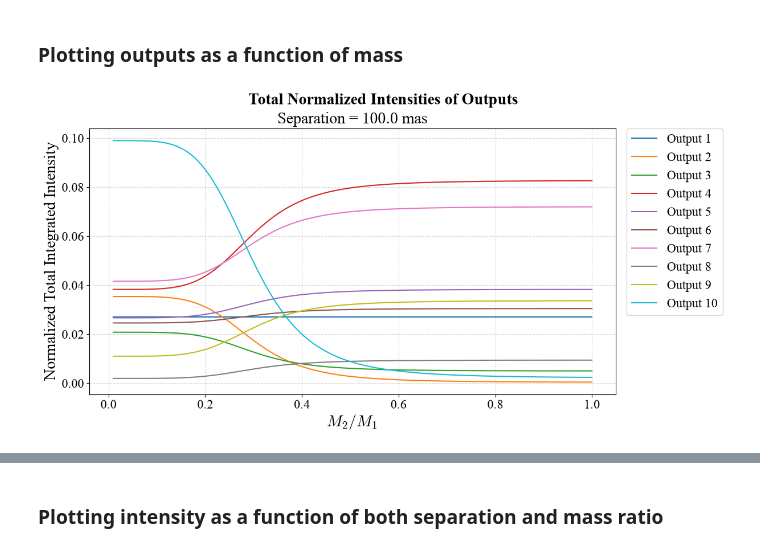
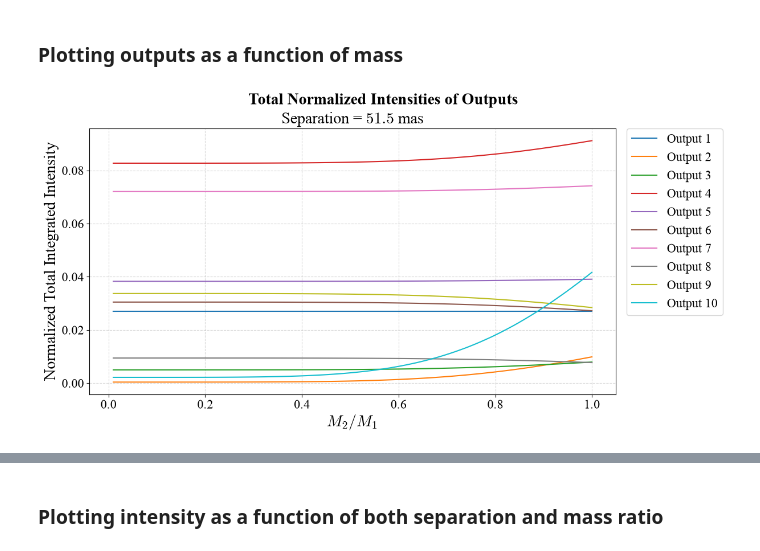
Before and after one commit to saividyud/Second-Year-Project, a Jupyter notebook: binaries.ipynb, the cells around one changed output, grey strips where cells are left out. Saved outputs shown, nothing was run; the diff lists cells and outputs as text; code cells hidden in the pictures.

```diff
--- a/binaries.ipynb
+++ b/binaries.ipynb
@@ -428,8 +428,8 @@ star1_x = np.zeros_like(theta_range_rad)
 star1_y = np.zeros_like(theta_range_rad)
 
 # Star 2 position
-star2_x = np.zeros_like(theta_range_rad)
-star2_y = theta_range_rad
+star2_x = theta_range_rad
+star2_y = np.zeros_like(theta_range_rad)
 
 # Initializing arrays to store the mean intensities
 star1_normalized_intensities = []
@@ -671,6 +671,9 @@ wav_middle = 1282.8 # [nm], Paschen beta line
 line_width = 0.1 # [nm], Width of the line
 band_width = 10*line_width # [nm], Width of the band
 wav_range = np.linspace(wav_middle - band_width/2, wav_middle + band_width/2, n_spec)
+
+# Theta range
+theta_range = np.linspace(-100, 100, 100) # [mas]
 
 # Mass of the stars
 M_1 = 1 # [M_sun]
@@ -736,11 +739,11 @@ plt.show()
 theta_range_rad = theta_range * 1e-3/206265 # [rad]
 
 # Star 1 position
-star1_x = theta_range_rad
+star1_x = np.zeros_like(theta_range_rad)
 star1_y = np.zeros_like(theta_range_rad)
 
 # Star 2 position
-star2_x = np.zeros_like(theta_range_rad)
+star2_x = theta_range_rad
 star2_y = np.zeros_like(theta_range_rad)
 
 # Storing the total normalized intensities for each output for the combined star field
@@ -779,24 +782,24 @@ print(combined_total_normalized_intensities.shape)
 # %%
 fig = plt.figure(figsize=(12, 6))
 fig.set_constrained_layout(True)
 ax = fig.add_subplot()
 
-separation_int = -1
+separation_int = 75
 
 fig.suptitle('Total Normalized Intensities of Outputs')
 
 ax.set_title(f'Separation = ${theta_range[separation_int]:.1f}$ mas')
 
 for i in range(n_outputs):
     ax.plot(M_2, combined_total_normalized_intensities[separation_int, :, i], label=f'Output {i+1}')
 
 ax.set_xlabel('$M_2/M_1$')
 ax.set_ylabel('Normalized Total Integrated Intensity')
 
 ax.grid(True, linestyle='--', alpha=0.5)
 
 ax.legend(bbox_to_anchor=(1.02, 1), loc='upper left', borderaxespad=0.)
 
 plt.show()
 # %% [output]
-[figure, old version]
+[figure, new version]
```
Also changed, not shown: parts of 7 cells of this notebook, 2 other files.
